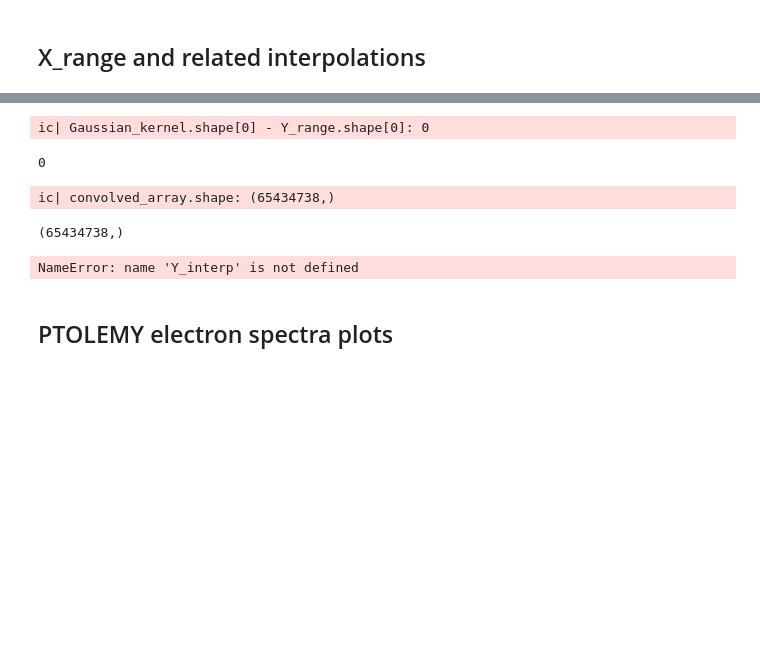
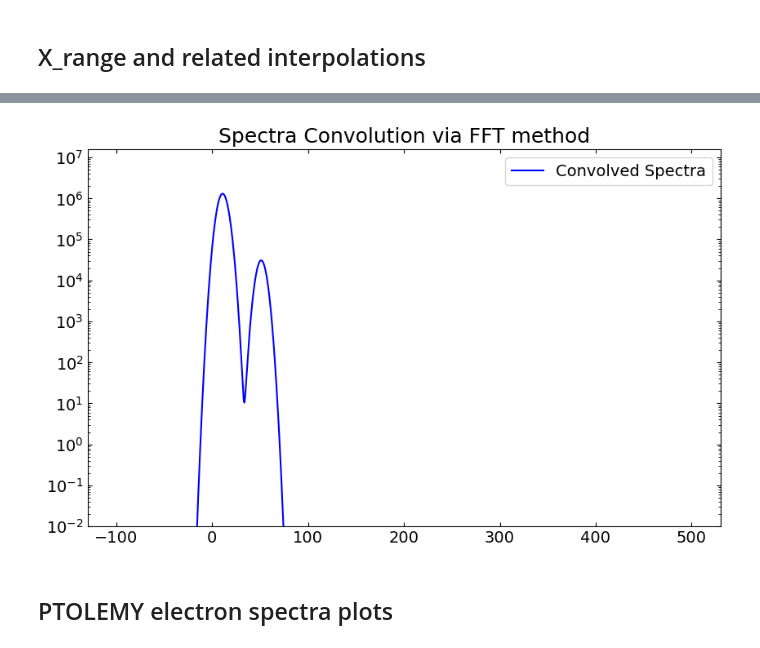
Before and after one commit to Fabian-Zimmer/PTOLEMY_spectra, a Jupyter notebook: project_PTOLEMY_electron_spectra.ipynb, the cells around one changed output, grey strips where cells are left out. Drawn from its saved outputs; the diff is of its cells as text; code cells hidden in the pictures; blank space fills up the shorter version.

```diff
--- a/project_PTOLEMY_electron_spectra.ipynb
+++ b/project_PTOLEMY_electron_spectra.ipynb
@@ -504,32 +549,21 @@ Gaussian_kernel = Ptolemy.Gaussian_kernel(X_range, mu, sigma, Params())
-# %%
-ic(Gaussian_kernel.shape[0] - Y_range.shape[0])
-# %% [output]
-ic| Gaussian_kernel.shape[0] - Y_range.shape[0]: 0
-0
 # %%
-convolved_array = Ptolemy.fourier_convolution(Y_range, Gaussian_kernel)
+# Convolve arrays
+convolved_array = Ptolemy.fourier_convolution(Y_range_total, Gaussian_kernel)
-# %%
-ic(convolved_array.shape)
-# %% [output]
-ic| convolved_array.shape: (65434738,)
-(65434738,)
-# %%
-def plot_interpolation(x_original, y_original, x_interpolated, y_interpolated, sigma):
-
-    plt.figure(figsize=(10, 6))
-    plt.plot(x_original, y_original, 'r.', markersize=10, label='Original Data')
-    plt.plot(x_interpolated, y_interpolated, 'b-', label='Interpolated Curve')
-    plt.fill_between(x_interpolated, y_interpolated - sigma, y_interpolated + sigma, alpha=0.2, color='b')
-    plt.title('Original vs Interpolated Data using GPR')
-    # plt.xlim(-12, 100)
-    plt.xlim(300,300.002)
-    plt.legend()
-    plt.show()
-
-
-plot_interpolation(Energy_x, Energy_y, X_linear, Y_interp, sigma)
-# %% [output]
-NameError: name 'Y_interp' is not defined
+# %%
+def plot_convolved_spectrum(x_axis, y_axis):
+
+    plt.figure(figsize=(10, 6))
+    plt.semilogy(x_axis, y_axis, 'b-', label='Convolved Spectra')
+    plt.title('Spectra Convolution via FFT method')
+    plt.legend()
+    plt.ylim(1e-2,)
+    plt.show()
+    # plt.savefig('plot_convolved_spectrum.pdf', bbox_inches='tight')
+    plt.close()
+
+plot_convolved_spectrum(X_range, convolved_array)
+# %% [output]
+[figure, added]
 # %% [markdown]
 ## PTOLEMY electron spectra plots
 # %%
```
Also changed, not shown: parts of 5 cells of this notebook, 3 other files.
